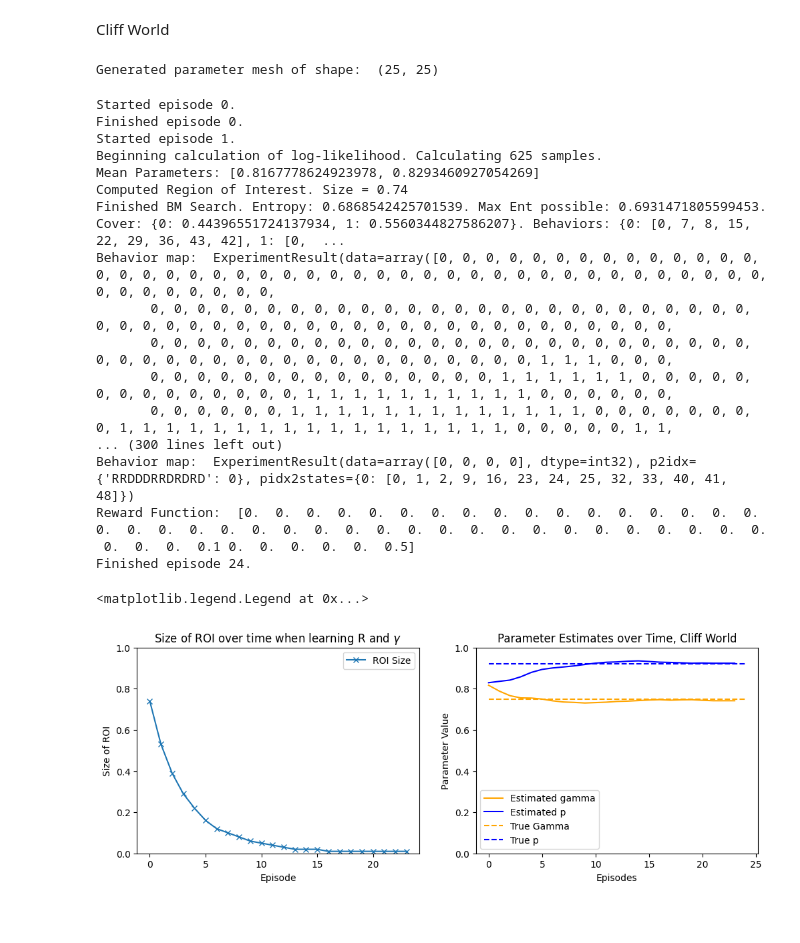
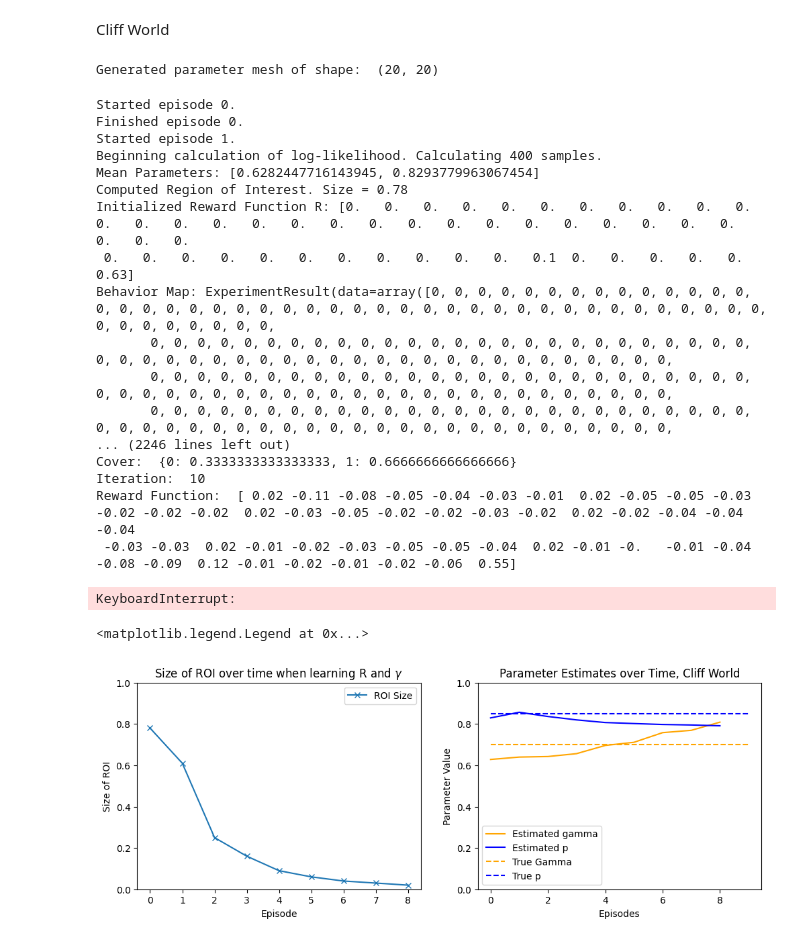
Before and after one commit to ankile/irl-environment-design, a Jupyter notebook: notebooks/user_params.ipynb, the cells around one changed output. Drawn from its saved outputs; the diff is of its cells as text; code cells hidden in the pictures; blank space fills up the shorter version.

```diff
--- a/notebooks/user_params.ipynb
+++ b/notebooks/user_params.ipynb
@@ -104,9 +104,9 @@ N, M = 7,7
 
 
 # Start by making the agent we want to learn the parameters of
-agent_gamma = np.array(0.75)
+agent_gamma = np.array(0.85)
 p_true= np.array(0.92)
-big_reward_true = np.array(0.5)
+big_reward_true = np.array(0.7)
 
 agent_R = np.zeros((N, M))
 agent_R[N-1, 0] = 0.1
@@ -116,7 +116,8 @@ agent_R = agent_R.flatten()
 goal_states = np.where(agent_R != 0)[0]
 
 
-wall_states = [14] #TODO: why do we need this
+# wall_states = [14] #TODO: why do we need this
+wall_states = []
 
 T_true = transition_matrix(N, M, p=p_true, absorbing_states=goal_states)
 T_True = insert_walls_into_T(T=T_true, wall_indices=wall_states)
@@ -140,10 +141,10 @@ def custom_reward_func(big_reward):
 
 
 #Create parameter ranges
-resolution = 25
+resolution = 20
 p_range = np.linspace(0.7, 0.95, resolution)
 gamma_range = np.linspace(0.7, 0.95, resolution)
-R_range = np.linspace(0.5, 0.95, resolution)
+R_range = np.linspace(0.3, 0.95, resolution)
 
 
 gamma_range = gamma_range.reshape(1, resolution)
@@ -168,24 +169,24 @@ big_small = Environment(
     transition_function=custom_transition_func,
     gamma = custom_gamma_func,
     wall_states=wall_states,
-    start_state=0,
+    start_state=1,
     goal_states=goal_states
 )
 # %%
 env_design = EnvironmentDesign(base_environment=big_small,
                                user_params=true_params,
-                               learn_what = ["gamma", "T"],
+                               learn_what = ["gamma", "R"],
                                parameter_ranges_R=R_range,
                                parameter_ranges_gamma=gamma_range,
                                parameter_ranges_T=p_range)
 # %% [output]
-Generated parameter mesh of shape:  (25, 25)
+Generated parameter mesh of shape:  (20, 20)
 # %%
 candidate_environments_args = {}
 candidate_environments_args["generate_how"] = "entropy_BM"
-candidate_environments_args["n_compute_BM"] = 50
-candidate_environments_args["n_iterations_gradient"] = 3
-candidate_environments_args["stepsize_gradient"] = 0.0001
+candidate_environments_args["n_compute_BM"] = 100
+candidate_environments_args["n_iterations_gradient"] = 1
+candidate_environments_args["stepsize_gradient"] = 0.0005
 
 
 env_design.run_n_episodes(n_episodes = 25,
@@ -195,46 +196,47 @@ env_design.run_n_episodes(n_episodes = 25,
 Started episode 0.
 Finished episode 0.
 Started episode 1.
-Beginning calculation of log-likelihood. Calculating 625 samples.
-Mean Parameters: [0.8167778624923978, 0.8293460927054269]
-Computed Region of Interest. Size = 0.74
-Finished BM Search. Entropy: 0.6868542425701539. Max Ent possible: 0.6931471805599453. Cover: {0: 0.44396551724137934, 1: 0.5560344827586207}. Behaviors: {0: [0, 7, 8, 15, 22, 29, 36, 43, 42], 1: [0,  ...
-Behavior map:  ExperimentResult(data=array([0, 0, 0, 0, 0, 0, 0, 0, 0, 0, 0, 0, 0, 0, 0, 0, 0, 0, 0, 0, 0, 0, 0, 0, 0, 0, 0, 0, 0, 0, 0, 0, 0, 0, 0, 0, 0, 0, 0, 0, 0, 0, 0, 0, 0, 0, 0, 0, 0, 0, 0,
+Beginning calculation of log-likelihood. Calculating 400 samples.
+Mean Parameters: [0.6282447716143945, 0.8293779963067454]
+Computed Region of Interest. Size = 0.78
+Initialized Reward Function R: [0.   0.   0.   0.   0.   0.   0.   0.   0.   0.   0.   0.   0.   0.   0.   0.   0.   0.   0.   0.   0.   0.   0.   0.   0.   0.   0.   0.   0.   0.   0.
+ 0.   0.   0.   0.   0.   0.   0.   0.   0.   0.   0.   0.1  0.   0.   0.   0.   0.   0.63]
+Behavior Map: ExperimentResult(data=array([0, 0, 0, 0, 0, 0, 0, 0, 0, 0, 0, 0, 0, 0, 0, 0, 0, 0, 0, 0, 0, 0, 0, 0, 0, 0, 0, 0, 0, 0, 0, 0, 0, 0, 0, 0, 0, 0, 0, 0, 0, 0, 0, 0, 0, 0, 0, 0, 0, 0, 0,
        0, 0, 0, 0, 0, 0, 0, 0, 0, 0, 0, 0, 0, 0, 0, 0, 0, 0, 0, 0, 0, 0, 0, 0, 0, 0, 0, 0, 0, 0, 0, 0, 0, 0, 0, 0, 0, 0, 0, 0, 0, 0, 0, 0, 0, 0, 0, 0, 0, 0, 0,
-       0, 0, 0, 0, 0, 0, 0, 0, 0, 0, 0, 0, 0, 0, 0, 0, 0, 0, 0, 0, 0, 0, 0, 0, 0, 0, 0, 0, 0, 0, 0, 0, 0, 0, 0, 0, 0, 0, 0, 0, 0, 0, 0, 0, 0, 1, 1, 1, 0, 0, 0,
-       0, 0, 0, 0, 0, 0, 0, 0, 0, 0, 0, 0, 0, 0, 0, 1, 1, 1, 1, 1, 1, 0, 0, 0, 0, 0, 0, 0, 0, 0, 0, 0, 0, 0, 0, 1, 1, 1, 1, 1, 1, 1, 1, 1, 1, 0, 0, 0, 0, 0, 0,
-       0, 0, 0, 0, 0, 0, 1, 1, 1, 1, 1, 1, 1, 1, 1, 1, 1, 1, 1, 0, 0, 0, 0, 0, 0, 0, 0, 1, 1, 1, 1, 1, 1, 1, 1, 1, 1, 1, 1, 1, 1, 1, 1, 1, 0, 0, 0, 0, 0, 1, 1,
-... (300 lines left out)
-Behavior map:  ExperimentResult(data=array([0, 0, 0, 0], dtype=int32), p2idx={'RRDDDRRDRDRD': 0}, pidx2states={0: [0, 1, 2, 9, 16, 23, 24, 25, 32, 33, 40, 41, 48]})
-Reward Function:  [0.  0.  0.  0.  0.  0.  0.  0.  0.  0.  0.  0.  0.  0.  0.  0.  0.  0.  0.  0.  0.  0.  0.  0.  0.  0.  0.  0.  0.  0.  0.  0.  0.  0.  0.  0.  0.  0.  0.
- 0.  0.  0.  0.1 0.  0.  0.  0.  0.  0.5]
-Finished episode 24.
+       0, 0, 0, 0, 0, 0, 0, 0, 0, 0, 0, 0, 0, 0, 0, 0, 0, 0, 0, 0, 0, 0, 0, 0, 0, 0, 0, 0, 0, 0, 0, 0, 0, 0, 0, 0, 0, 0, 0, 0, 0, 0, 0, 0, 0, 0, 0, 0, 0, 0, 0,
+       0, 0, 0, 0, 0, 0, 0, 0, 0, 0, 0, 0, 0, 0, 0, 0, 0, 0, 0, 0, 0, 0, 0, 0, 0, 0, 0, 0, 0, 0, 0, 0, 0, 0, 0, 0, 0, 0, 0, 0, 0, 0, 0, 0, 0, 0, 0, 0, 0, 0, 0,
+... (2246 lines left out)
+Cover:  {0: 0.3333333333333333, 1: 0.6666666666666666}
+Iteration:  10
+Reward Function:  [ 0.02 -0.11 -0.08 -0.05 -0.04 -0.03 -0.01  0.02 -0.05 -0.05 -0.03 -0.02 -0.02 -0.02  0.02 -0.03 -0.05 -0.02 -0.02 -0.03 -0.02  0.02 -0.02 -0.04 -0.04 -0.04
+ -0.03 -0.03  0.02 -0.01 -0.02 -0.03 -0.05 -0.05 -0.04  0.02 -0.01 -0.   -0.01 -0.04 -0.08 -0.09  0.12 -0.01 -0.02 -0.01 -0.02 -0.06  0.55]
+KeyboardInterrupt:
 # %%
 params = env_design.diagnostics["parameter_means"]
 params = np.array(params)
 
 import matplotlib.pyplot as plt
 
 fig, axs = plt.subplots(1, 2, figsize=(12, 4))
 
 roi_sizes = env_design.diagnostics["ROI_sizes"]
 roi_sizes = np.array(roi_sizes)
 axs[0].plot(roi_sizes, "-x", label="ROI Size")
 axs[0].set_xlabel("Episode")
 axs[0].set_ylabel("Size of ROI")
 axs[0].set_ylim(0,1)
 axs[0].legend()
 axs[0].set_title("Size of ROI over time when learning R and $\gamma$")
 
 axs[1].plot(params[:, 0], color="orange", label="Estimated gamma")
 axs[1].plot(params[:, 1], color="blue", label="Estimated p")
-axs[1].hlines(true_params.gamma, 0, params.shape[0], color="orange", linestyle="--", label="True Gamma")
-axs[1].hlines(true_params.T, 0, params.shape[0], color="blue", linestyle="--", label="True p")
+axs[1].hlines(true_params.R, 0, params.shape[0], color="orange", linestyle="--", label="True Gamma")
+axs[1].hlines(true_params.gamma, 0, params.shape[0], color="blue", linestyle="--", label="True p")
 axs[1].set_ylim(0,1)
 axs[1].set_title("Parameter Estimates over Time, Cliff World")
 axs[1].set_xlabel("Episodes")
 axs[1].set_ylabel("Parameter Value")
 axs[1].legend()
 # %% [output]
 <matplotlib.legend.Legend at 0x...>
-[figure, old version]
+[figure, new version]
```
Also changed, not shown: parts of 1 cell of this notebook, 4 other files.
